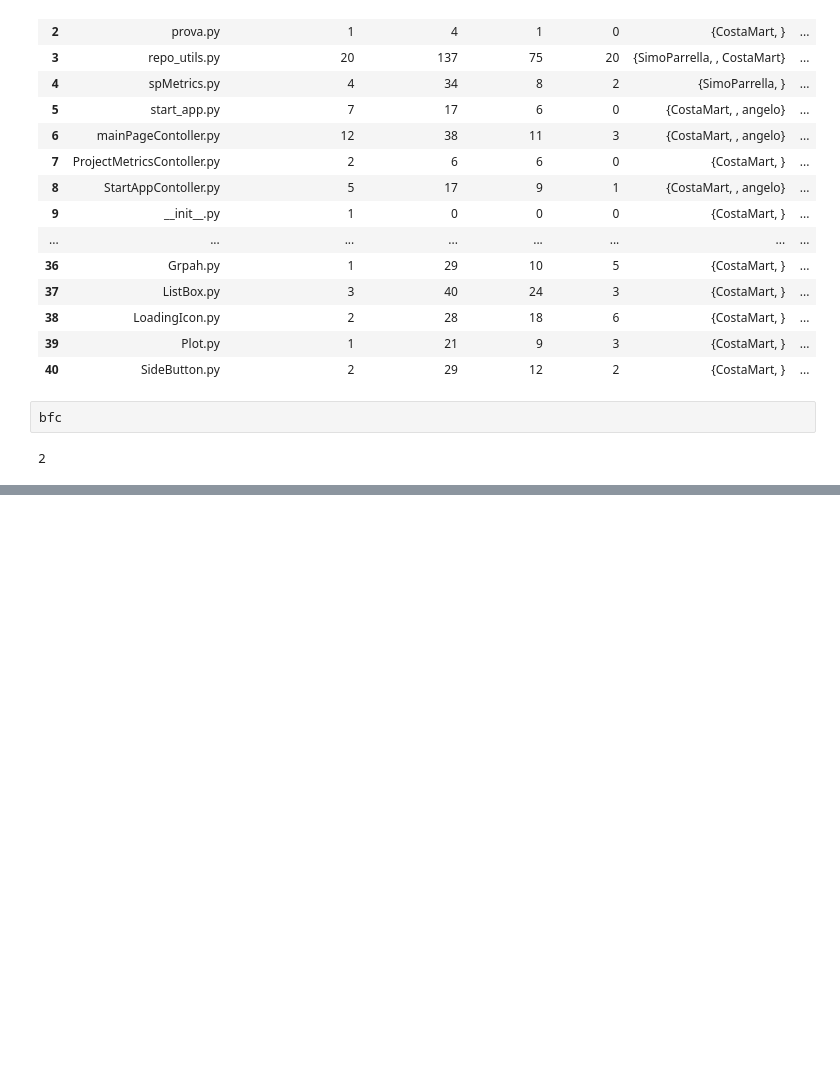
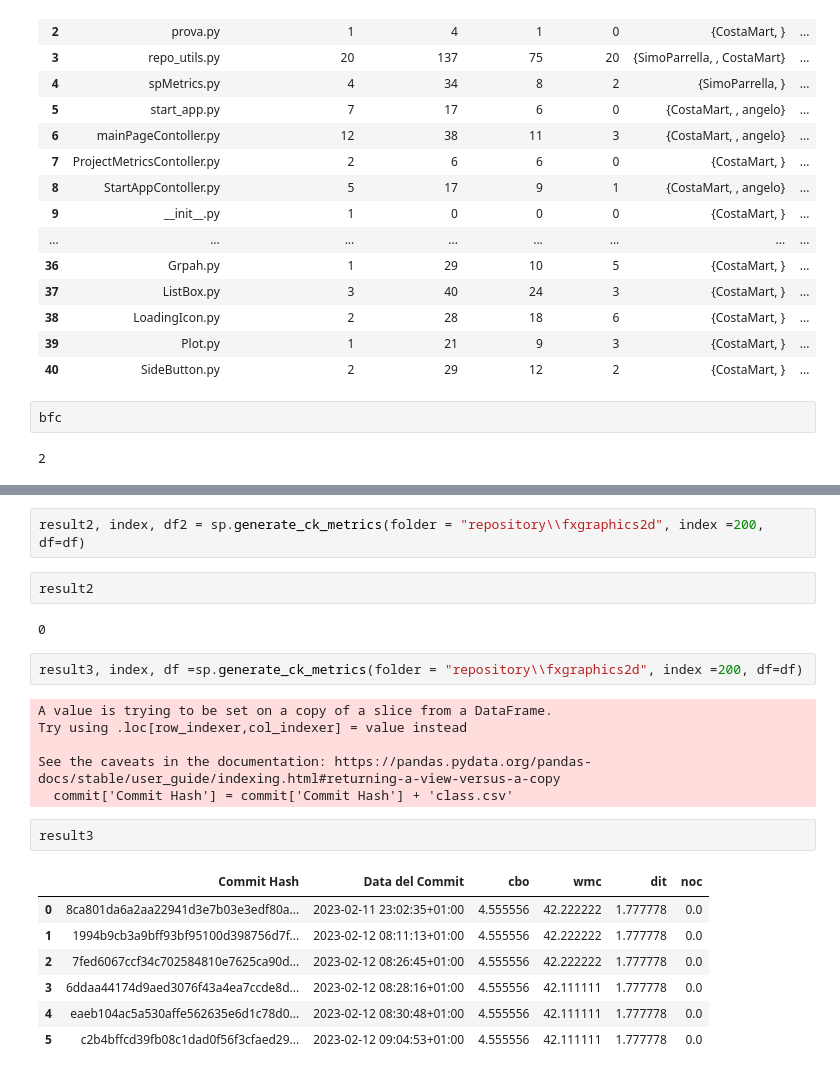
Before and after one commit to CostaMart/ing-soft2, a Jupyter notebook: provepm.ipynb, the cells around one changed output, grey strips where cells are left out. Cells and saved outputs as stored; diff of their text form; blank space fills up the shorter version.

```diff
--- a/provepm.ipynb
+++ b/provepm.ipynb
@@ -248,0 +285,24 @@ bfc
+# %%
+result2, index, df2 = sp.generate_ck_metrics(folder = "repository\\fxgraphics2d", index =200, df=df)
+# %%
+result2
+# %% [output]
+0
+# %%
+result3, index, df =sp.generate_ck_metrics(folder = "repository\\fxgraphics2d", index =200, df=df)
+# %% [output]
+A value is trying to be set on a copy of a slice from a DataFrame.
+Try using .loc[row_indexer,col_indexer] = value instead
+
+See the caveats in the documentation: https://pandas.pydata.org/pandas-docs/stable/user_guide/indexing.html#returning-a-view-versus-a-copy
+  commit['Commit Hash'] = commit['Commit Hash'] + 'class.csv'
+# %%
+result3
+# %% [output]
+|  | Commit Hash | Data del Commit | cbo | wmc | dit | noc |
+| 0 | 8ca801da6a2aa22941d3e7b03e3edf80a... | 2023-02-11 23:02:35+01:00 | 4.555556 | 42.222222 | 1.777778 | 0.0 |
+| 1 | 1994b9cb3a9bff93bf95100d398756d7f... | 2023-02-12 08:11:13+01:00 | 4.555556 | 42.222222 | 1.777778 | 0.0 |
+| 2 | 7fed6067ccf34c702584810e7625ca90d... | 2023-02-12 08:26:45+01:00 | 4.555556 | 42.222222 | 1.777778 | 0.0 |
+| 3 | 6ddaa44174d9aed3076f43a4ea7ccde8d... | 2023-02-12 08:28:16+01:00 | 4.555556 | 42.111111 | 1.777778 | 0.0 |
+| 4 | eaeb104ac5a530affe562635e6d1c78d0... | 2023-02-12 08:30:48+01:00 | 4.555556 | 42.111111 | 1.777778 | 0.0 |
+| 5 | c2b4bffcd39fb08c1dad0f56f3cfaed29... | 2023-02-12 09:04:53+01:00 | 4.555556 | 42.111111 | 1.777778 | 0.0 |
```
Also changed, not shown: parts of 6 cells of this notebook, 7 other files.
